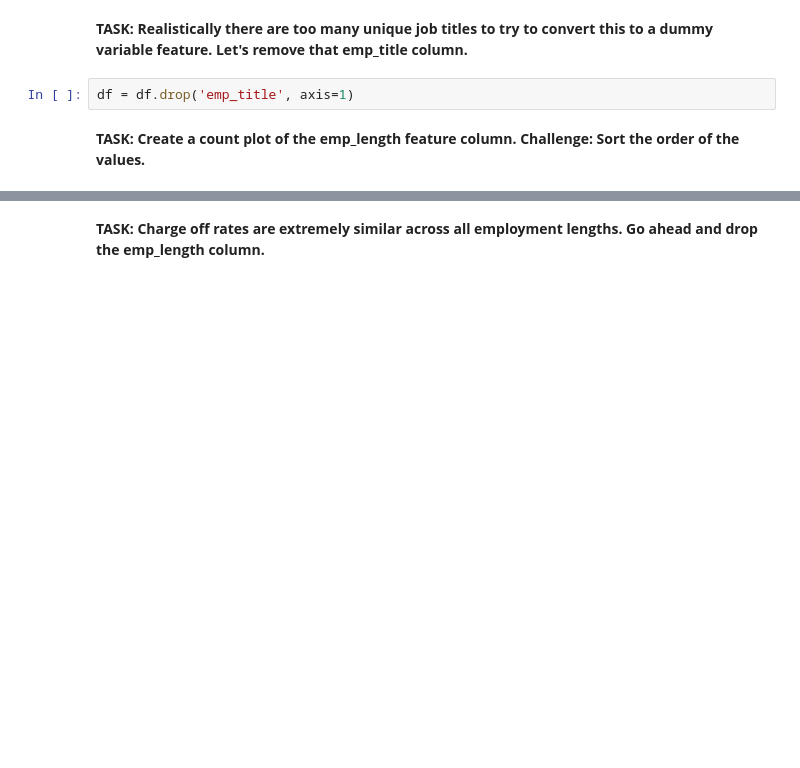
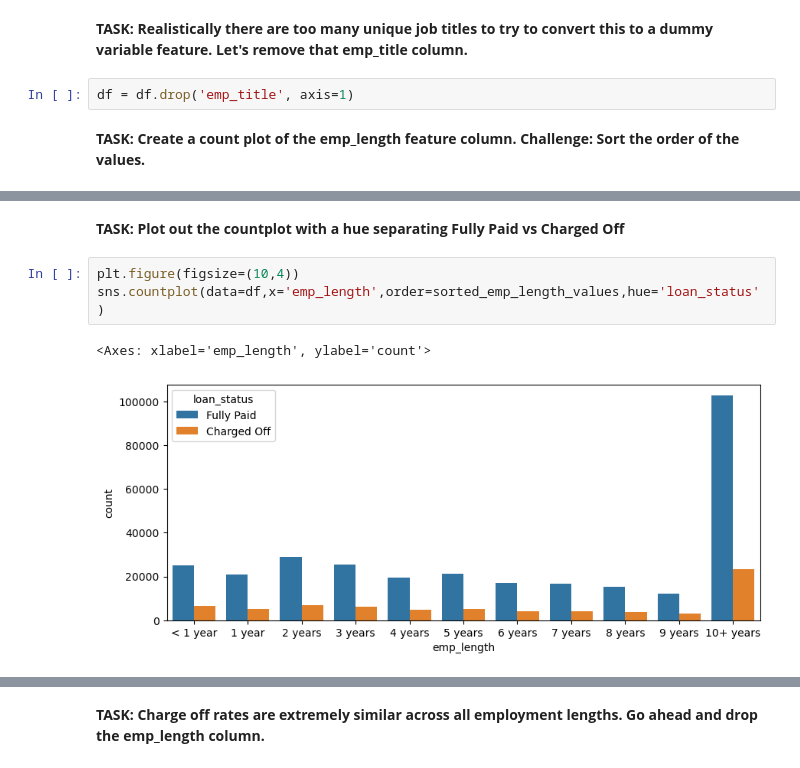
Before and after one commit to tylercoen/python, a Jupyter notebook: Python for Data Science and Machine Learning Bootcamp/Neural Nets and Deep Learning/03-Keras-Project-Exercise.ipynb, the cells around one changed output, grey strips where cells are left out. Saved outputs shown, nothing was run; the diff lists cells and outputs as text; blank space fills up the shorter version.

```diff
--- a/Python for Data Science and Machine Learning Bootcamp/Neural Nets and Deep Learning/03-Keras-Project-Exercise.ipynb
+++ b/Python for Data Science and Machine Learning Bootcamp/Neural Nets and Deep Learning/03-Keras-Project-Exercise.ipynb
@@ -650,0 +584,8 @@ TypeError: '<' not supported between instances of 'float' and 'str'
+# %% [markdown]
+**TASK: Plot out the countplot with a hue separating Fully Paid vs Charged Off**
+# %%
+plt.figure(figsize=(10,4))
+sns.countplot(data=df,x='emp_length',order=sorted_emp_length_values,hue='loan_status')
+# %% [output]
+<Axes: xlabel='emp_length', ylabel='count'>
+[figure, added]
```
Also changed, not shown: parts of 98 cells of this notebook.
